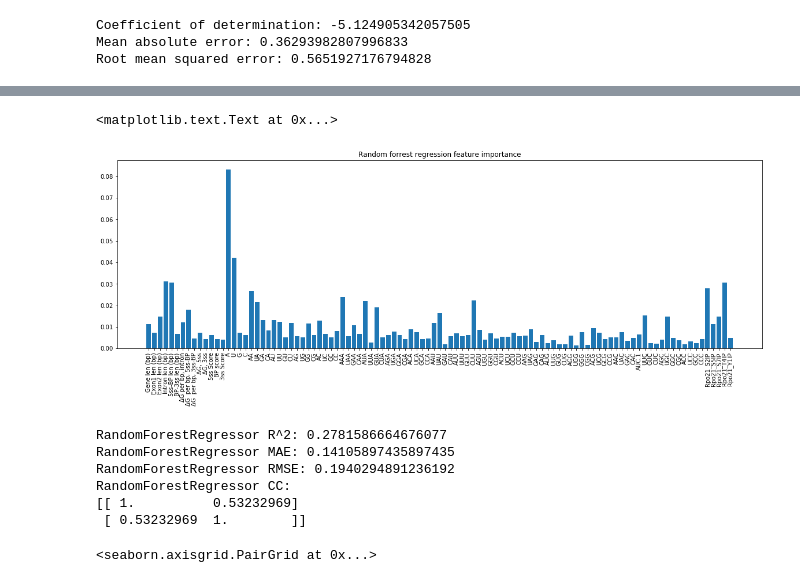
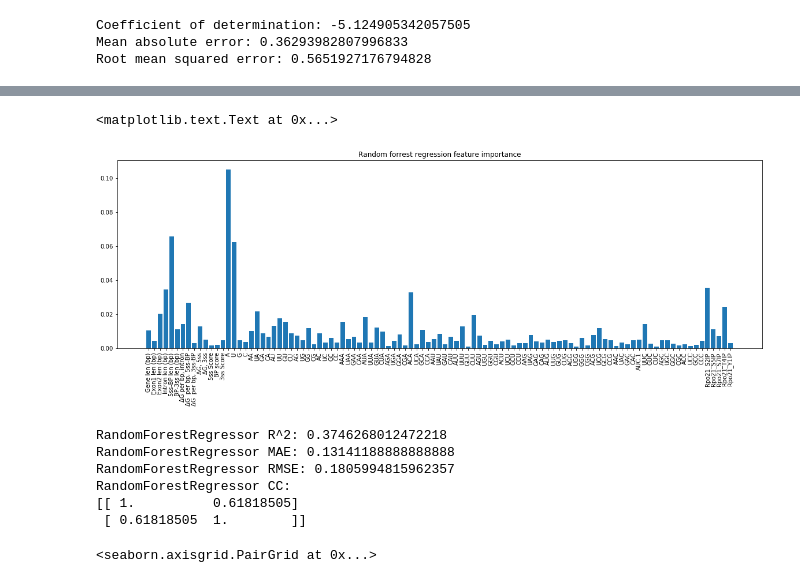
Before and after one commit to GeorgiHristov42/Random-forest-regression-on-mRNA-data, a Jupyter notebook: Honours Project.ipynb, the cells around one changed output, grey strips where cells are left out. Drawn from its saved outputs; the diff is of its cells as text; code cells hidden in the pictures.

```diff
--- a/Honours Project.ipynb
+++ b/Honours Project.ipynb
@@ -430,34 +430,36 @@ RandomForestRegressor CC:
 # %%
 rf = RandomForestRegressor(n_estimators=100,
                             criterion='mse',
-                            max_features=10,
-                            max_depth=15,
+                            max_features=25,
+                            max_depth=20,
                             n_jobs=2,
                             random_state=1337)
 
 rf.fit(X_train, y_train)
 
 fig, ax1 = plt.subplots(figsize=(20,6))
 xx = np.arange(len(rf.feature_importances_))
 ax1.bar(xx, rf.feature_importances_)
 ax1.set_xticks(xx)
 ax1.set_xticklabels(gene_features.drop(['ORG','Gene','AUC'], axis=1).columns, rotation='vertical')
 ax1.set_title('Random forrest regression feature importance')
 # %% [output]
 <matplotlib.text.Text at 0x...>
-[figure, old version]
+[figure, new version]
 # %%
+predictions_rfr = cross_val_predict(rf,X,y=y,cv=kf)
+
 print('RandomForestRegressor R^2: {}'.format(r2_score(y, predictions_rfr)))
 print('RandomForestRegressor MAE: {}'.format(mean_absolute_error(y, predictions_rfr)))
 print('RandomForestRegressor RMSE: {}'.format(np.sqrt(mean_squared_error(y, predictions_rfr))))
 print('RandomForestRegressor CC: \n{}'.format(np.corrcoef(y, predictions_rfr)))
 # %% [output]
-RandomForestRegressor R^2: 0.2781586664676077
-RandomForestRegressor MAE: 0.14105897435897435
-RandomForestRegressor RMSE: 0.1940294891236192
+RandomForestRegressor R^2: 0.3746268012472218
+RandomForestRegressor MAE: 0.13141188888888888
+RandomForestRegressor RMSE: 0.1805994815962357
 RandomForestRegressor CC:
-[[ 1.          0.53232969]
- [ 0.53232969  1.        ]]
+[[ 1.          0.61818505]
+ [ 0.61818505  1.        ]]
 # %%
 #fit_scatter(y_test, rf.predict(X_test))
 # %%
```
Also changed, not shown: parts of 2 cells of this notebook, 4 other files.
